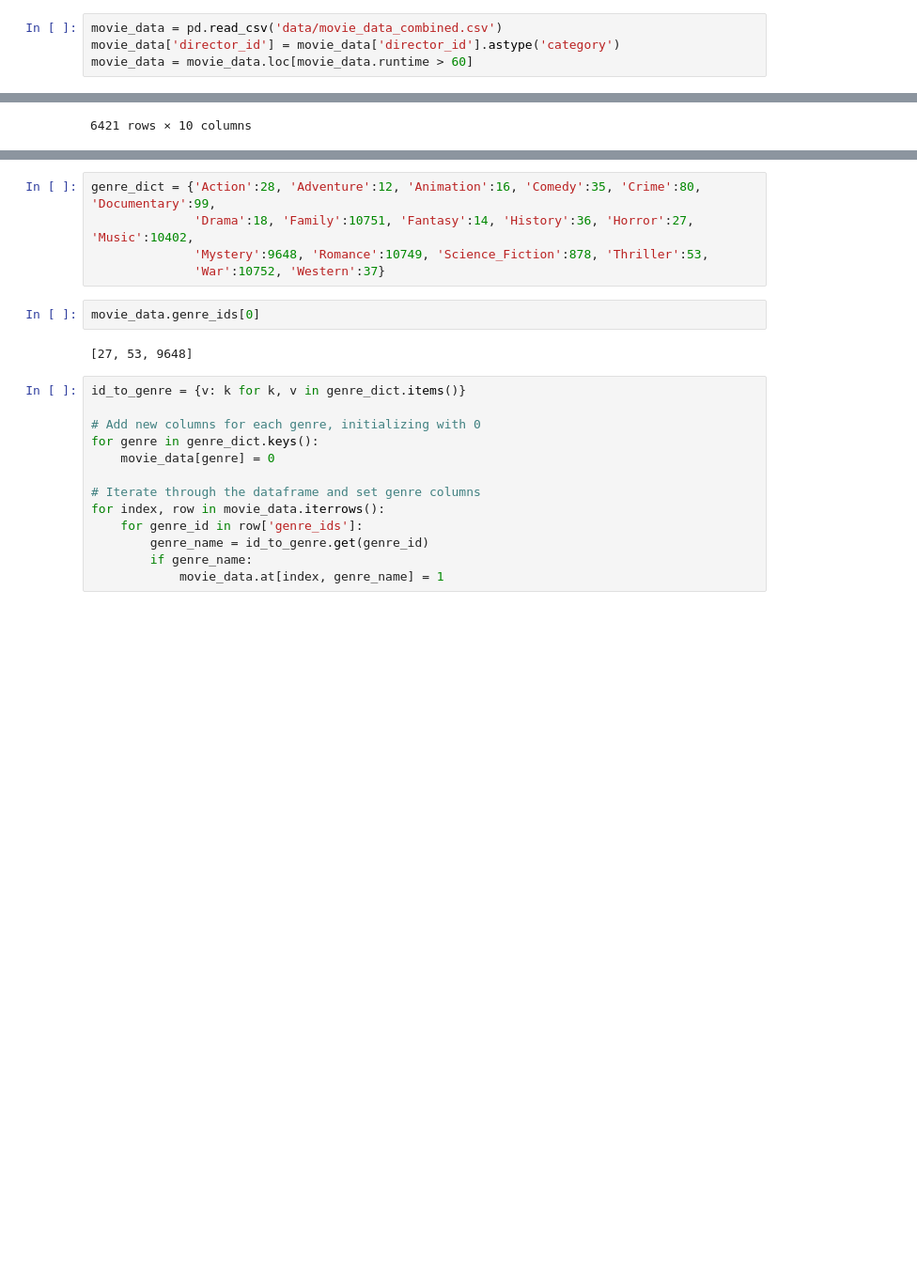
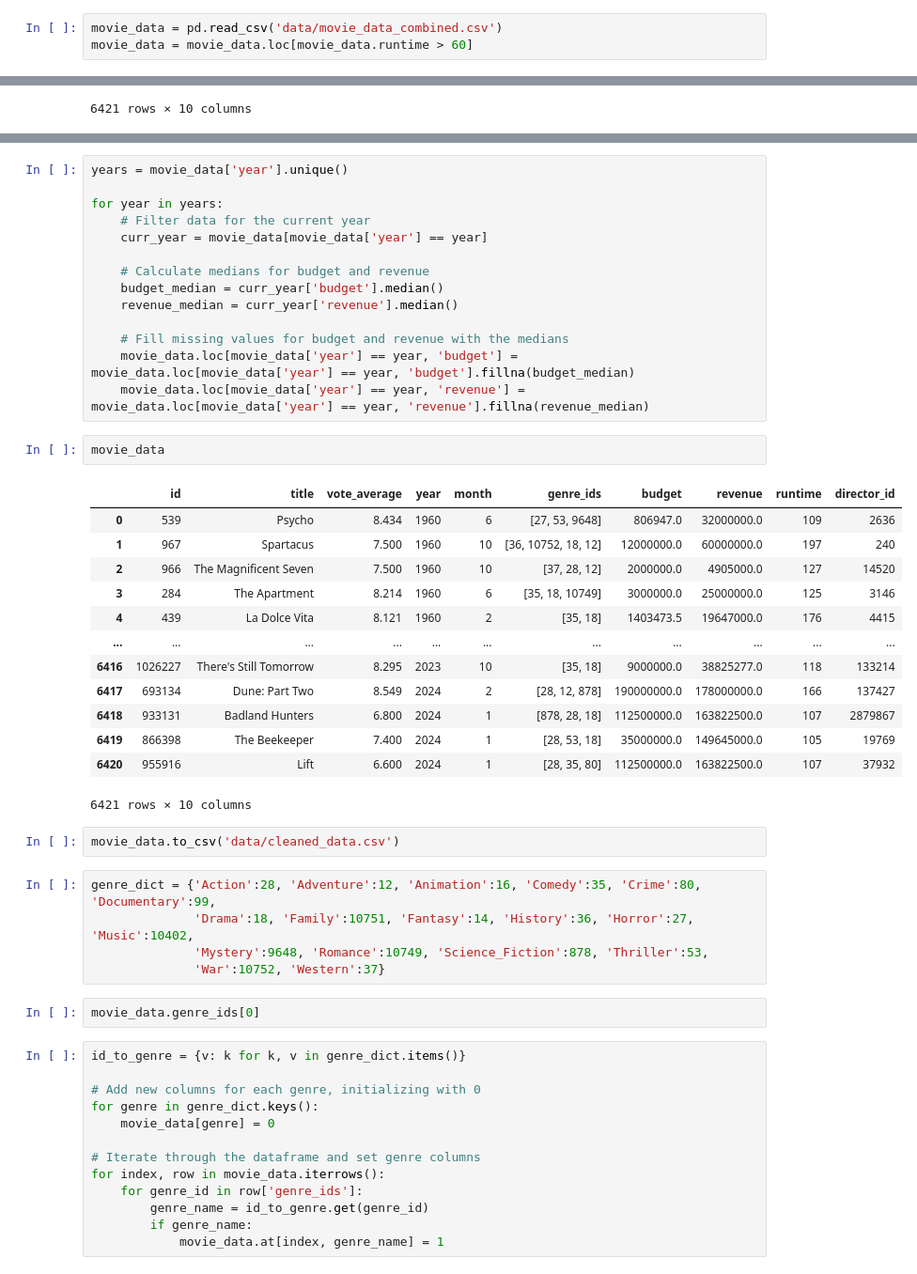
Before and after one commit to cdskc/movie-ratings, a Jupyter notebook: movie-data-exploration.ipynb, the cells around one changed output, grey strips where cells are left out. Shown: that part at 94% size. Drawn from its saved outputs; the diff is of its cells as text; blank space fills up the shorter version.

```diff
--- a/movie-data-exploration.ipynb
+++ b/movie-data-exploration.ipynb
@@ -10,7 +10,6 @@ import warnings # For handling error messages.
 warnings.simplefilter(action="ignore", category=FutureWarning)
 # %%
 movie_data = pd.read_csv('data/movie_data_combined.csv')
-movie_data['director_id'] = movie_data['director_id'].astype('category')
 movie_data = movie_data.loc[movie_data.runtime > 60]
 # %%
 movie_data.columns
@@ -280,3 +288,35 @@ movie_data
+# %%
+years = movie_data['year'].unique()
+
+for year in years:
+    # Filter data for the current year
+    curr_year = movie_data[movie_data['year'] == year]
+
+    # Calculate medians for budget and revenue
+    budget_median = curr_year['budget'].median()
+    revenue_median = curr_year['revenue'].median()
+
+    # Fill missing values for budget and revenue with the medians
+    movie_data.loc[movie_data['year'] == year, 'budget'] = movie_data.loc[movie_data['year'] == year, 'budget'].fillna(budget_median)
+    movie_data.loc[movie_data['year'] == year, 'revenue'] = movie_data.loc[movie_data['year'] == year, 'revenue'].fillna(revenue_median)
+# %%
+movie_data
+# %% [output]
+|  | id | title | vote_average | year | month | genre_ids | budget | revenue | runtime | director_id |
+| 0 | 539 | Psycho | 8.434 | 1960 | 6 | [27, 53, 9648] | 806947.0 | 32000000.0 | 109 | 2636 |
+| 1 | 967 | Spartacus | 7.500 | 1960 | 10 | [36, 10752, 18, 12] | 12000000.0 | 60000000.0 | 197 | 240 |
+| 2 | 966 | The Magnificent Seven | 7.500 | 1960 | 10 | [37, 28, 12] | 2000000.0 | 4905000.0 | 127 | 14520 |
+| 3 | 284 | The Apartment | 8.214 | 1960 | 6 | [35, 18, 10749] | 3000000.0 | 25000000.0 | 125 | 3146 |
+| 4 | 439 | La Dolce Vita | 8.121 | 1960 | 2 | [35, 18] | 1403473.5 | 19647000.0 | 176 | 4415 |
+| ... | ... | ... | ... | ... | ... | ... | ... | ... | ... | ... |
+| 6416 | 1026227 | There's Still Tomorrow | 8.295 | 2023 | 10 | [35, 18] | 9000000.0 | 38825277.0 | 118 | 133214 |
+| 6417 | 693134 | Dune: Part Two | 8.549 | 2024 | 2 | [28, 12, 878] | 190000000.0 | 178000000.0 | 166 | 137427 |
+| 6418 | 933131 | Badland Hunters | 6.800 | 2024 | 1 | [878, 28, 18] | 112500000.0 | 163822500.0 | 107 | 2879867 |
+| 6419 | 866398 | The Beekeeper | 7.400 | 2024 | 1 | [28, 53, 18] | 35000000.0 | 149645000.0 | 105 | 19769 |
+| 6420 | 955916 | Lift | 6.600 | 2024 | 1 | [28, 35, 80] | 112500000.0 | 163822500.0 | 107 | 37932 |
+6421 rows × 10 columns
+# %%
+movie_data.to_csv('data/cleaned_data.csv')
 # %%
 genre_dict = {'Action':28, 'Adventure':12, 'Animation':16, 'Comedy':35, 'Crime':80, 'Documentary':99,
               'Drama':18, 'Family':10751, 'Fantasy':14, 'History':36, 'Horror':27, 'Music':10402,
@@ -284,8 +324,6 @@ genre_dict = {'Action':28, 'Adventure':12, 'Animation':16, 'Comedy':35, 'Crime':
               'War':10752, 'Western':37}
 # %%
 movie_data.genre_ids[0]
-# %% [output]
-[27, 53, 9648]
 # %%
 id_to_genre = {v: k for k, v in genre_dict.items()}
 
```
Also changed, not shown: parts of 16 cells of this notebook, 2 other files.
